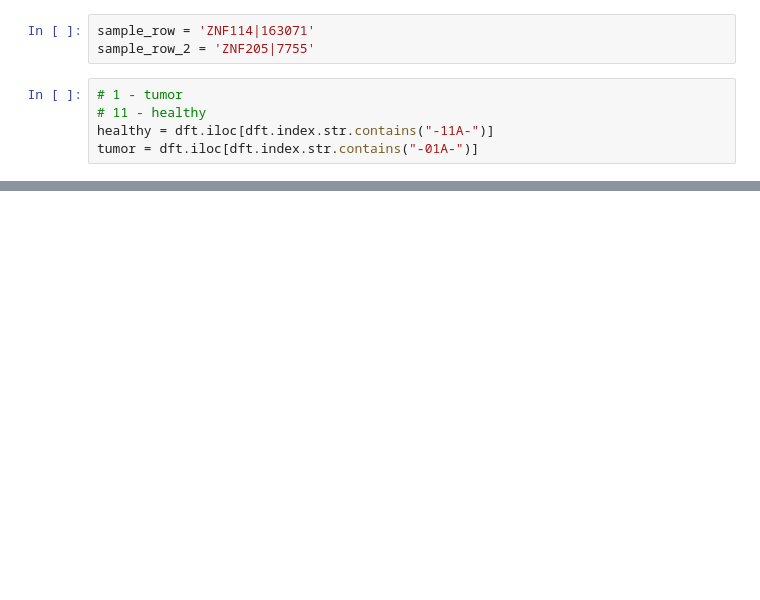
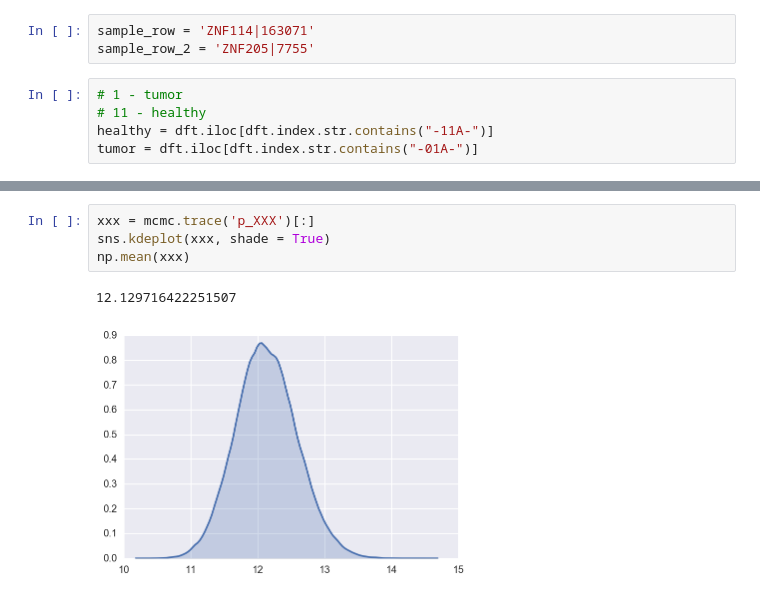
Before and after one commit to Kornel/mcmc-tcga, a Jupyter notebook: mcm-test.ipynb, the cells around one changed output, grey strips where cells are left out. Saved outputs shown, nothing was run; the diff lists cells and outputs as text; blank space fills up the shorter version.

```diff
--- a/mcm-test.ipynb
+++ b/mcm-test.ipynb
@@ -42,0 +65,7 @@ plt.legend()
+# %%
+xxx = mcmc.trace('p_XXX')[:]
+sns.kdeplot(xxx, shade = True)
+np.mean(xxx)
+# %% [output]
+12.129716422251507
+[figure, added]
```
Also changed, not shown: parts of 7 cells of this notebook, 2 other files.
